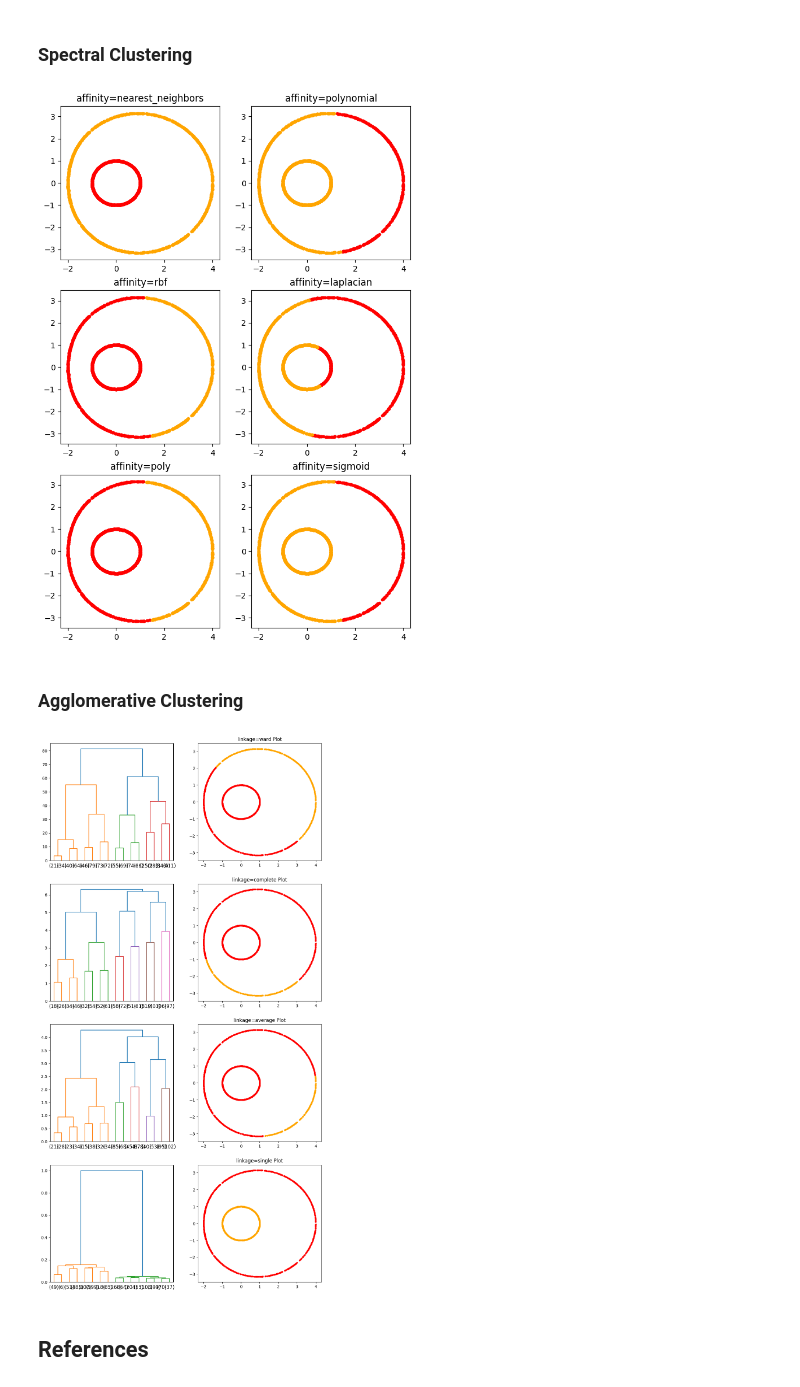
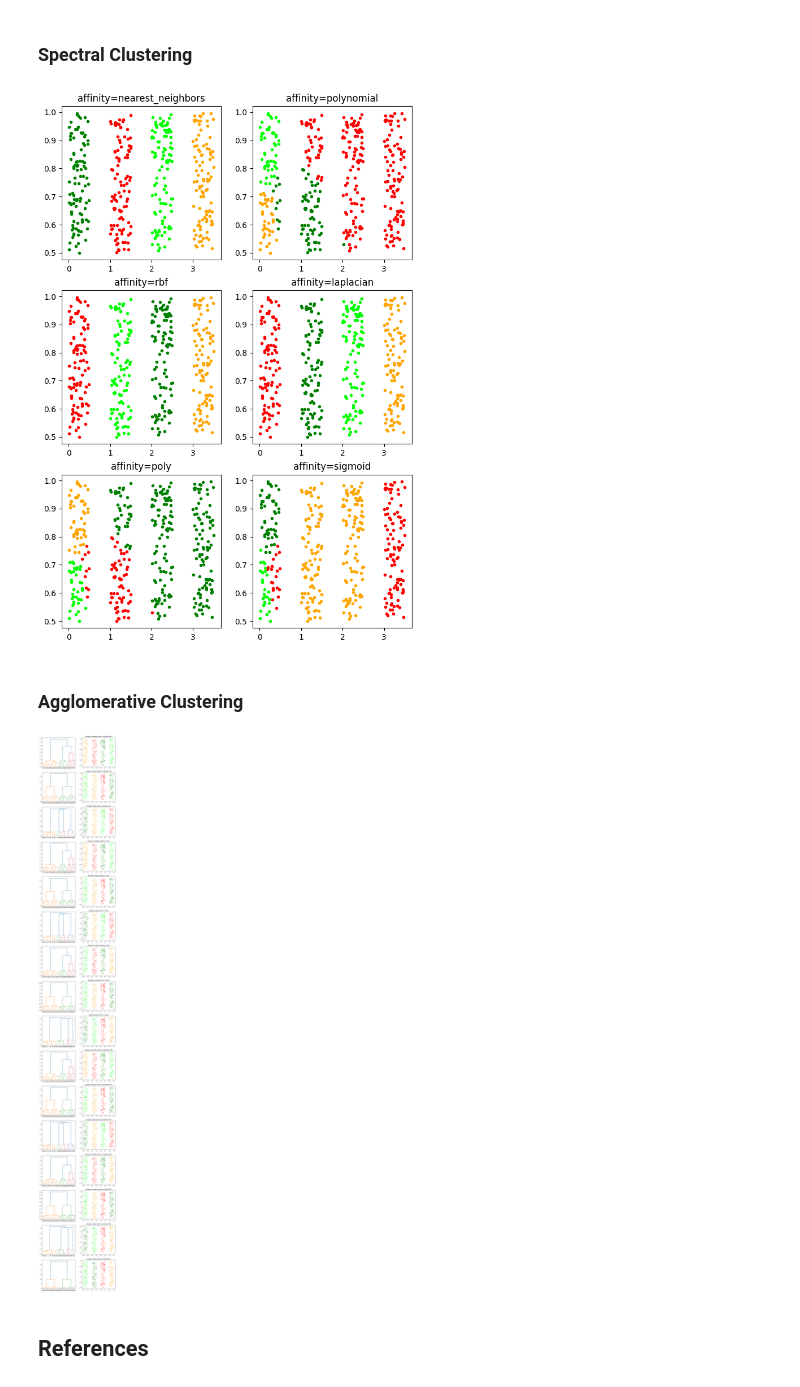
Before and after one commit to jaytejada2010/Clustering_Report, a Jupyter notebook: is_demo.ipynb, the cells around one changed output. Cells and saved outputs as stored; diff of their text form; code cells hidden in the pictures.

```diff
--- a/is_demo.ipynb
+++ b/is_demo.ipynb
@@ -75,13 +78,13 @@ colors = ['red', 'orange', 'lime', 'green', 'blue', 'navy', 'violet']
 fig_size = 6
 
 # Params of Data Generation
-samples = 1000  # Number of samples per class
-classes = 2  # Number of classes
+samples = 100  # Number of samples per class
+classes = 4     # Number of classes
 
-X = make_donut_data(num_samples=samples)
-# X = make_sinusoidal_wave(num_samples=samples, num_classes=classes ,y_difference=0.5)
-# X = make_pinwheel_data(num_samples=samples, num_classes=classes)
-# X = make_bar_data(num_samples=samples, num_classes=classes)
+# X = make_donut_data(num_classes=classes, num_samples=samples)
+# X = make_sinusoidal_wave(num_samples=samples, num_classes=classes)
+# X = make_pinwheel_data(num_samples=samples, num_classes=classes, stddev=0)
+X = make_bar_data(num_samples=samples, num_classes=classes)
 # %% [markdown]
 ### Making the Data Plot
 # %%
@@ -158,14 +175,14 @@ for i, aff in enumerate(aff_array):
     n = int(i % (len(aff_array) / 2))
     ax = axs[n, m]
 
-    targ = SpectralClustering(n_clusters=classes, affinity=aff, gamma=0.01).fit_predict(X)
+    targ = SpectralClustering(n_clusters=classes, affinity=aff, gamma=0.5).fit_predict(X)
 
     for idx, cl in enumerate(np.unique(targ)):
         ax.scatter(X[targ == cl, 0], X[targ == cl, 1], color=colors[idx], marker='.')
         ax.set_title(f"affinity={aff}")
 plt.show()
 # %% [output]
-[figure, old version]
+[figure, new version]
 # %% [markdown]
 ### Agglomerative Clustering
 # %%
@@ -177,42 +194,49 @@ def plot_dendrogram(model, **kwargs):
 
     # create the counts of samples under each node
     counts = np.zeros(model.children_.shape[0])
     n_samples = len(model.labels_)
     for i, merge in enumerate(model.children_):
         current_count = 0
         for child_idx in merge:
             if child_idx < n_samples:
                 current_count += 1  # leaf node
             else:
                 current_count += counts[child_idx - n_samples]
         counts[i] = current_count
 
     linkage_matrix = np.column_stack(
         [model.children_, model.distances_, counts]
     ).astype(float)
 
     # Plot the corresponding dendrogram
     dendrogram(linkage_matrix, **kwargs)
 
-def plot_data(model, lin, ax):
+def plot_data(model, lin, met, ax):
     model.set_params(n_clusters=classes, distance_threshold=None)
     targ = model.fit_predict(X)
     for idx, cl in enumerate(np.unique(targ)):
         ax.scatter(X[targ == cl, 0], X[targ == cl, 1], color=colors[idx], marker='.')
-        ax.set_title(f"linkage={lin} Plot")
+        ax.set_title(f"linkage={lin} metric={met} Plot")
 
-lin_array = ['ward', 'complete', 'average', 'single']
-fig, axs = plt.subplots(len(lin_array), 2, figsize=(fig_size * 2, fig_size * len(lin_array)))
+met_array = ['cityblock', 'l1', 'l2', 'manhattan', 'euclidean']
+lin_array = ['complete', 'average', 'single'] # 'ward' only works on euclidian thus it is appended only in the end
 
-for i, lin in enumerate(lin_array):
-    model = AgglomerativeClustering(distance_threshold=0, n_clusters=None, linkage=lin)
-    model = model.fit(X)
+fig, axs = plt.subplots(len(lin_array) * len(met_array) + 1, 2, figsize=(fig_size * 2, fig_size * len(lin_array) * len(met_array) + 1))
 
-    plot_dendrogram(model, truncate_mode="level", p=3, ax=axs[i, 0])
-    plot_data(model, lin, ax=axs[i, 1])
+m = 0
+for i, met in enumerate(met_array):
+    if(met == 'euclidean'):
+        lin_array.append('ward')
+    for j, lin in enumerate(lin_array):
+        model = AgglomerativeClustering(distance_threshold=0, n_clusters=None, linkage=lin, metric=met)
+        model = model.fit(X)
+
+        plot_dendrogram(model, truncate_mode="level", p=3, ax=axs[m, 0])
+        plot_data(model, lin, met, ax=axs[m, 1])
+        m = m + 1
 
 plt.show()
 # %% [output]
-[figure, old version]
+[figure, new version]
 # %% [markdown]
 ## References
```
Also changed, not shown: parts of 4 cells of this notebook.
